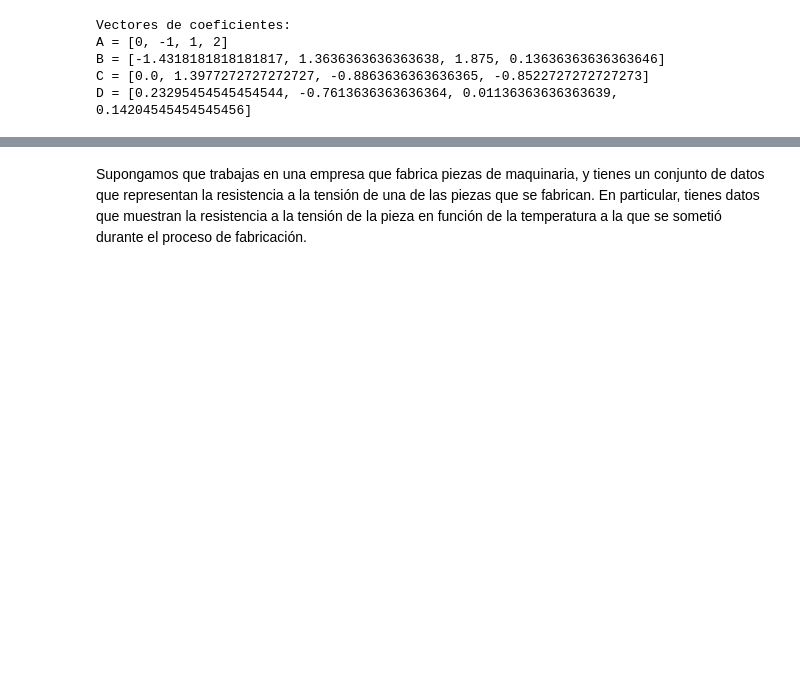
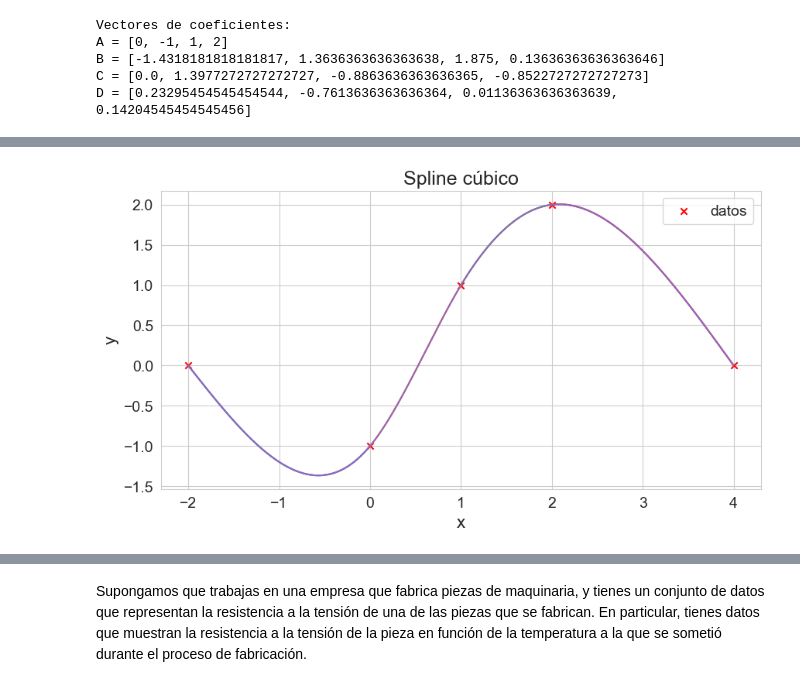
Before and after one commit to caramirezs/MetNum_202260, a Jupyter notebook: 2.3_Spline_cubico.ipynb, the cells around one changed output, grey strips where cells are left out. Drawn from its saved outputs; the diff is of its cells as text; code cells hidden in the pictures; blank space fills up the shorter version.

```diff
--- a/2.3_Spline_cubico.ipynb
+++ b/2.3_Spline_cubico.ipynb
@@ -97,0 +160,30 @@ plt.show()
+# %%
+datos_x, datos_y = [-2,0,1,2,4], [0,-1,1,2,0]
+s_0 = lambda x: a[0] + b[0]*(x+2) + c[0]*(x+2)**2 + d[0]*(x+2)**3
+s_1 = lambda x: a[1] + b[1]*(x) + c[1]*(x)**2 + d[1]*(x)**3
+s_2 = lambda x: a[2] + b[2]*(x-1) + c[2]*(x-1)**2 + d[2]*(x-1)**3
+s_3 = lambda x: a[3] + b[3]*(x-2) + c[3]*(x-2)**2 + d[3]*(x-2)**3
+
+fig, ax = plt.subplots(figsize=(10, 5))
+x_0 =np.linspace(-2, 0, 1000)
+x_1 =np.linspace(0, 1, 1000)
+x_2 =np.linspace(1, 2, 1000)
+x_3 =np.linspace(2, 4, 1000)
+xspace =np.linspace(-2, 4, 1000)
+
+plt.plot(x_0, s_0(x_0))
+plt.plot(x_1, s_1(x_1))
+plt.plot(x_2, s_2(x_2))
+plt.plot(x_3, s_3(x_3))
+plt.scatter(datos_x, datos_y, label='datos', color='red', marker='x')
+plt.plot(xspace, p(xspace))
+
+ax.tick_params(labelsize=14, axis='x')
+ax.tick_params(labelsize=14, axis='y')
+plt.xlabel('x', fontsize=16)
+plt.ylabel('y', fontsize=16)
+plt.title(f'Spline cúbico', fontsize=18)
+plt.legend(fontsize=14)
+plt.show()
+# %% [output]
+[figure, added]
```
Also changed, not shown: parts of 12 cells of this notebook.
